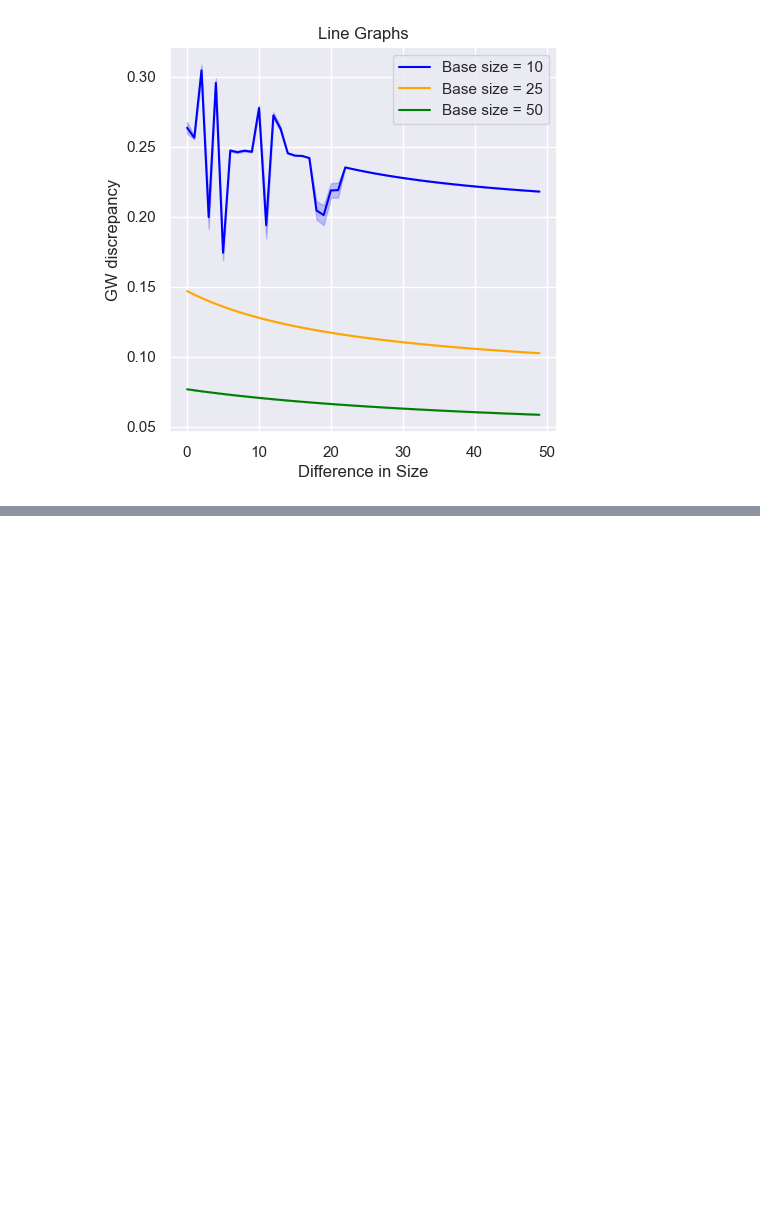
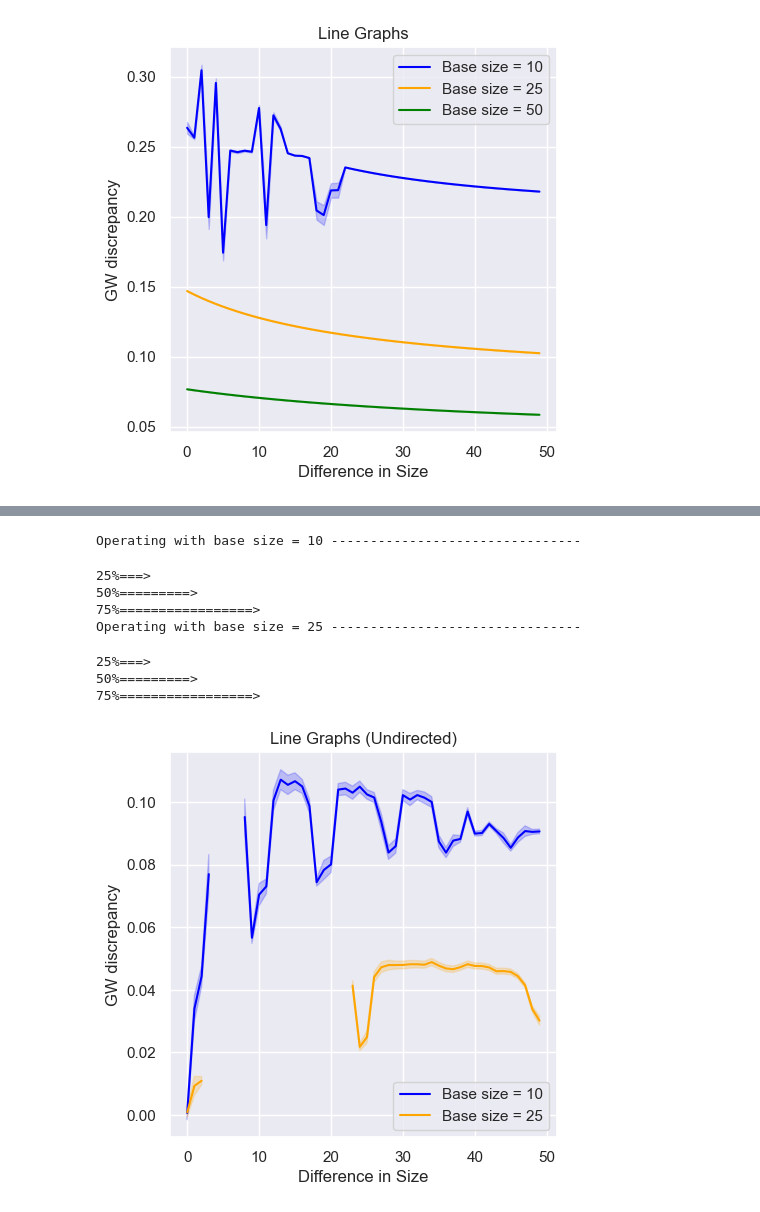
Before and after one commit to KataTech/Relational-Factorization-Model, a Jupyter notebook: notebooks/gwd_growth.ipynb, the cells around one changed output, grey strips where cells are left out. Cells and saved outputs as stored; diff of their text form; code cells hidden in the pictures; blank space fills up the shorter version.

```diff
--- a/notebooks/gwd_growth.ipynb
+++ b/notebooks/gwd_growth.ipynb
@@ -151,0 +167,14 @@ Operating with base size = 50 --------------------------------
+# %%
+BASE_SIZES = [10, 25]
+# %%
+gwf_diff_experiment(Gen.gen_line_graph, "Line Graphs (Undirected)", BASE_SIZES, NUM_EXP, COLORS, verbose=True, undirected=False)
+# %% [output]
+Operating with base size = 10 --------------------------------
+25%===>
+50%=========>
+75%=================>
+Operating with base size = 25 --------------------------------
+25%===>
+50%=========>
+75%=================>
+[figure, added]
```
Also changed, not shown: parts of 1 cell of this notebook, 2 other files.
